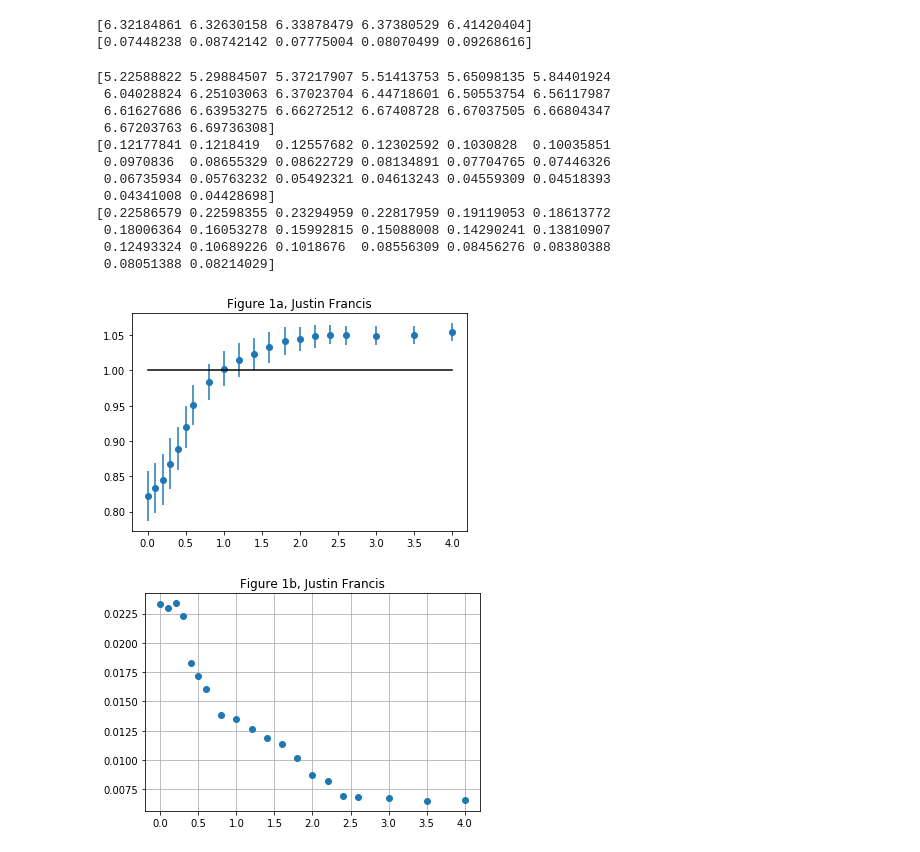
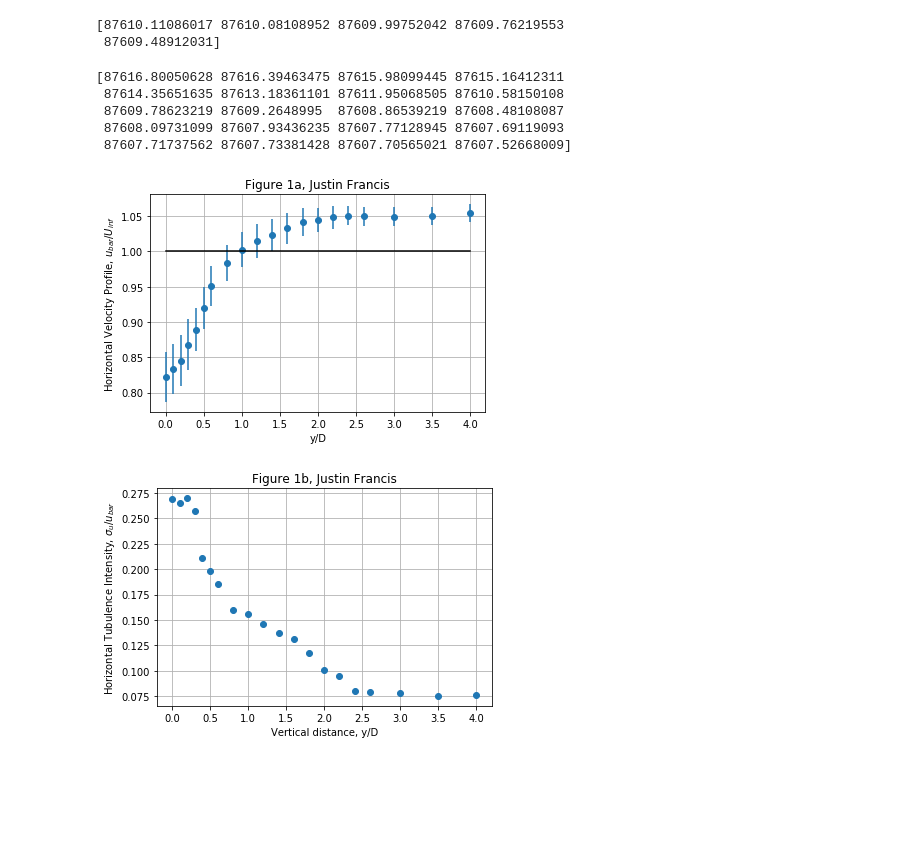
Before and after one commit to jphran/thermalFluidEnergySystems, a Jupyter notebook: Lab4_ExtRodFlow/Lab4_ExtRodFlow.ipynb, the cells around one changed output. Saved outputs shown, nothing was run; the diff lists cells and outputs as text; code cells hidden in the pictures; blank space fills up the shorter version.

```diff
--- a/Lab4_ExtRodFlow/Lab4_ExtRodFlow.ipynb
+++ b/Lab4_ExtRodFlow/Lab4_ExtRodFlow.ipynb
@@ -19,7 +45,7 @@ for i in range(len(theta)):
 yD_free = np.arange(0,5,1)
 uMean_free = np.empty(len(yD_free)) #m/s
 std_u_free = np.empty(len(yD_free))
-Uinf = 15 #m/s
+Pinf = np.empty(len(yD_free))
 mmHg_to_Pa = 133.32 #conversion factor
 
 for i in range(len(yD_free)):
@@ -27,11 +53,12 @@ for i in range(len(yD_free)):
     data = np.loadtxt(fileName)
     uMean_free[i] = np.mean(data) * mmHg_to_Pa
     std_u_free[i] = (np.std(data) * mmHg_to_Pa)/np.sqrt(len(data))
+    Pinf[i] = P_rm - (np.mean(data) * mmHg_to_Pa)
 
 def convert_PtoU(x):
     R_air = 287.058 #J/kgK
-    T_rm = 19 + 273.15 #K
-    P_rm = 665 * mmHg_to_Pa #Pa
+    T_rm = 16.5 + 273.15 #K
+    P_rm = 657.3 * mmHg_to_Pa #Pa
     rho = P_rm/(R_air*T_rm) #kg/m3 of air
 
     for i in range(len(x)):
@@ -39,47 +66,46 @@ def convert_PtoU(x):
 
     return x
 
+# print(uMean_free)
 uMean_free = convert_PtoU(uMean_free)
 std_u_free = convert_PtoU(std_u_free)
-print(uMean_free)
-print(std_u_free)
+# print(uMean_free)
+# print(std_u_free)
+print(Pinf)
 Uinf = np.mean(uMean_free)
 # %% [output]
-[6.32184861 6.32630158 6.33878479 6.37380529 6.41420404]
-[0.07448238 0.08742142 0.07775004 0.08070499 0.09268616]
+[87610.11086017 87610.08108952 87609.99752042 87609.76219553
+ 87609.48912031]
 # %%
 # Wake profile data processing
 yD = np.concatenate((np.arange(0.0,0.7,0.1), np.arange(0.8, 2.8, 0.2), np.arange(3, 4.5, 0.5)))
 uMean = np.empty(len(yD))
 std_u = np.empty(len(yD))
 std_u_bar = np.empty(len(yD))
+Pwake = np.empty(len(yD))
 
 for i in range(len(yD)):
     fileName = './Data/Uwake_yD' + str(round(yD[i],1))
     data = np.loadtxt(fileName)
     uMean[i] = np.mean(data) * mmHg_to_Pa
-    std_u[i] = np.std(data)
+    std_u[i] = np.std(data) * mmHg_to_Pa
     std_u_bar[i] = (np.std(data) * mmHg_to_Pa)/np.sqrt(len(data))
+    Pwake[i] = P_rm - np.mean(data) * mmHg_to_Pa
+
 
 uMean = convert_PtoU(uMean)
 std_u = convert_PtoU(std_u)
 std_u_bar = convert_PtoU(std_u_bar)
-print(uMean)
-print(std_u)
-print(std_u_bar)
+print(Pwake)
+# print(uMean)
+# print(std_u)
+# print(std_u_bar)
 # %% [output]
-[5.22588822 5.29884507 5.37217907 5.51413753 5.65098135 5.84401924
- 6.04028824 6.25103063 6.37023704 6.44718601 6.50553754 6.56117987
- 6.61627686 6.63953275 6.66272512 6.67408728 6.67037505 6.66804347
- 6.67203763 6.69736308]
-[0.12177841 0.1218419  0.12557682 0.12302592 0.1030828  0.10035851
- 0.0970836  0.08655329 0.08622729 0.08134891 0.07704765 0.07446326
- 0.06735934 0.05763232 0.05492321 0.04613243 0.04559309 0.04518393
- 0.04341008 0.04428698]
-[0.22586579 0.22598355 0.23294959 0.22817959 0.19119053 0.18613772
- 0.18006364 0.16053278 0.15992815 0.15088008 0.14290241 0.13810907
- 0.12493324 0.10689226 0.1018676  0.08556309 0.08456276 0.08380388
- 0.08051388 0.08214029]
+[87616.80050628 87616.39463475 87615.98099445 87615.16412311
+ 87614.35651635 87613.18361101 87611.95068505 87610.58150108
+ 87609.78623219 87609.2648995  87608.86539219 87608.48108087
+ 87608.09731099 87607.93436235 87607.77128945 87607.69119093
+ 87607.71737562 87607.73381428 87607.70565021 87607.52668009]
 # %%
 #fig 1a
 
@@ -87,15 +113,22 @@ plt.figure(1)
 plt.errorbar(yD, np.divide(uMean, Uinf), yerr=np.divide(std_u_bar, Uinf), fmt='o')
 plt.errorbar([min(yD), max(yD)], [1,1], color='k')
 plt.title('Figure 1a, Justin Francis')
+plt.ylabel('Horizontal Velocity Profile, $u_{bar}/U_{inf}$')
+plt.xlabel('y/D')
+plt.grid()
+plt.savefig('Fig1a.png', dpi = 800)
 plt.show()
 # %% [output]
-[figure, old version]
+[figure, new version]
 # %%
 #fig 1b
 plt.figure(2)
 plt.title('Figure 1b, Justin Francis')
+plt.ylabel('Horizontal Tubulence Intensity, $\sigma_u/u_{bar}$')
+plt.xlabel('Vertical distance, y/D')
 plt.plot(yD, np.divide(std_u,uMean), 'o')
 plt.grid()
+plt.savefig('Fig1b.png', dpi = 800)
 plt.show()
 # %% [output]
-[figure, old version]
+[figure, new version]
```
Also changed, not shown: parts of 5 cells of this notebook, 6 other files.
